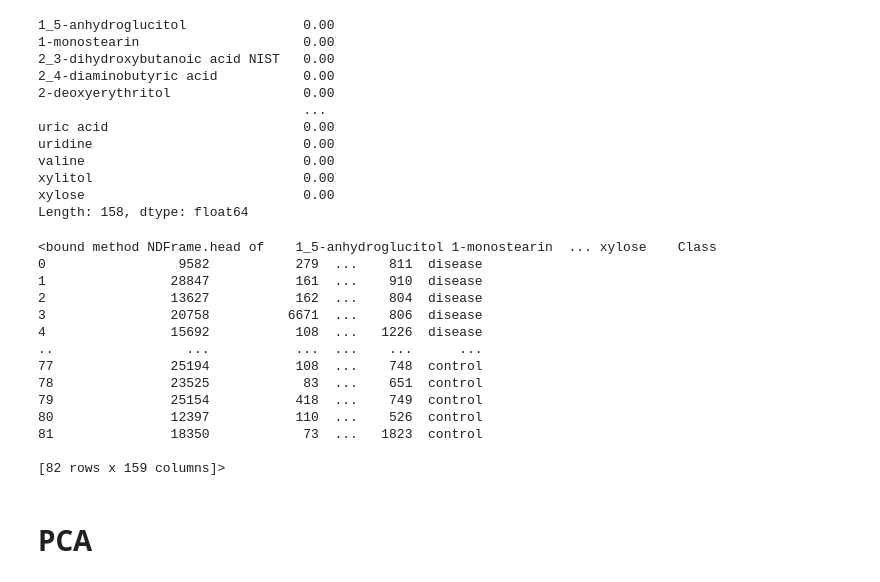
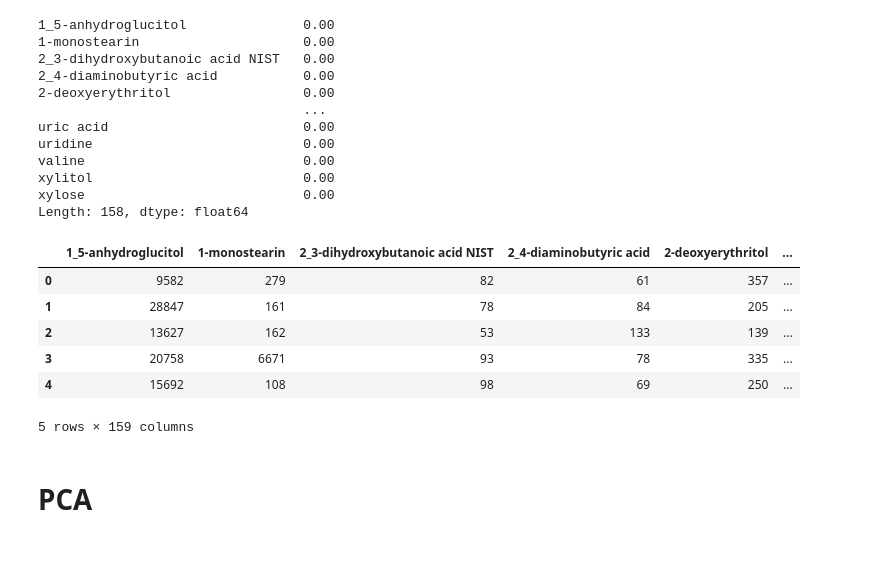
Before and after one commit to utshabkg/lung_cancer_biomarker, a Jupyter notebook: serum.ipynb, the cells around one changed output. Drawn from its saved outputs; the diff is of its cells as text; code cells hidden in the pictures; blank space fills up the shorter version.

```diff
--- a/serum.ipynb
+++ b/serum.ipynb
@@ -58,22 +58,16 @@ col.append('Class')
 df = np.concatenate([df, labels], axis=1)
 df = pd.DataFrame(df, columns = col)
 # df.to_csv('serum_preocessed.csv')
-df.head
-# %% [output]
-<bound method NDFrame.head of    1_5-anhydroglucitol 1-monostearin  ... xylose    Class
-0                 9582           279  ...    811  disease
-1                28847           161  ...    910  disease
-2                13627           162  ...    804  disease
-3                20758          6671  ...    806  disease
-4                15692           108  ...   1226  disease
-..                 ...           ...  ...    ...      ...
-77               25194           108  ...    748  control
-78               23525            83  ...    651  control
-79               25154           418  ...    749  control
-80               12397           110  ...    526  control
-81               18350            73  ...   1823  control
-
-[82 rows x 159 columns]>
+# %%
+df.head()
+# %% [output]
+|  | 1_5-anhydroglucitol | 1-monostearin | 2_3-dihydroxybutanoic acid NIST | 2_4-diaminobutyric acid | 2-deoxyerythritol | ... |
+| 0 | 9582 | 279 | 82 | 61 | 357 | ... |
+| 1 | 28847 | 161 | 78 | 84 | 205 | ... |
+| 2 | 13627 | 162 | 53 | 133 | 139 | ... |
+| 3 | 20758 | 6671 | 93 | 78 | 335 | ... |
+| 4 | 15692 | 108 | 98 | 69 | 250 | ... |
+5 rows × 159 columns
 # %% [markdown]
 # PCA
 # %%
```
Also changed, not shown: parts of 9 cells of this notebook, 1 other file.
